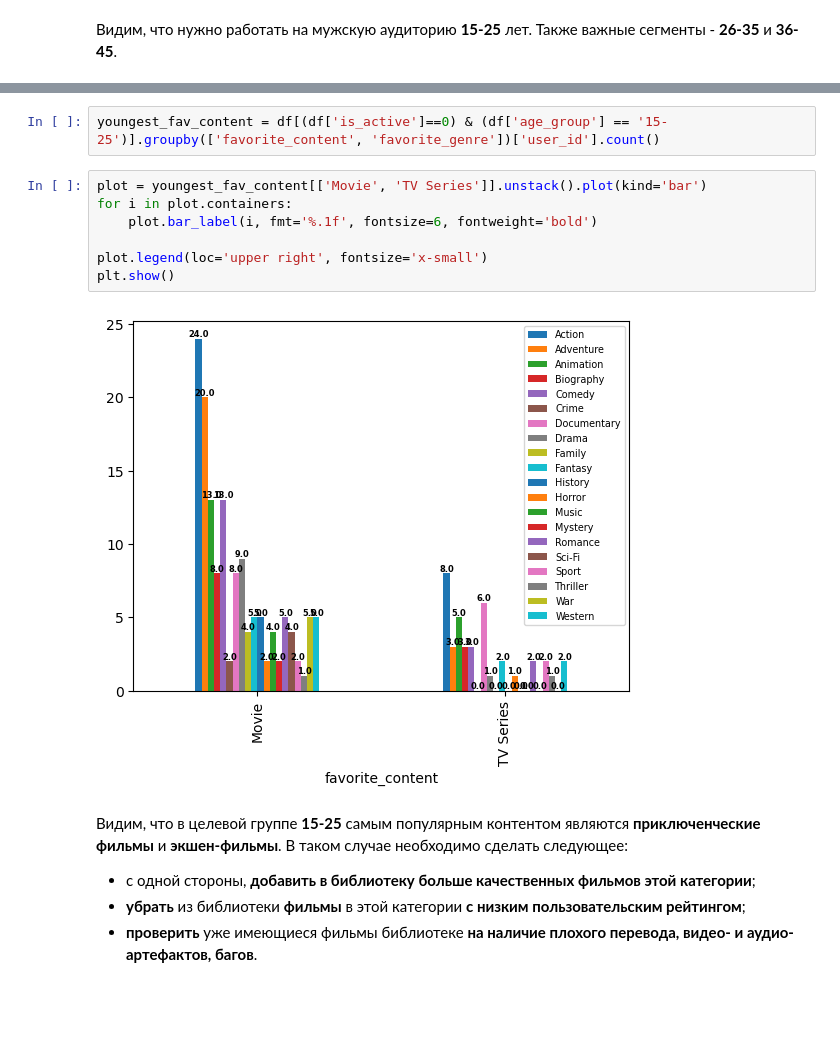
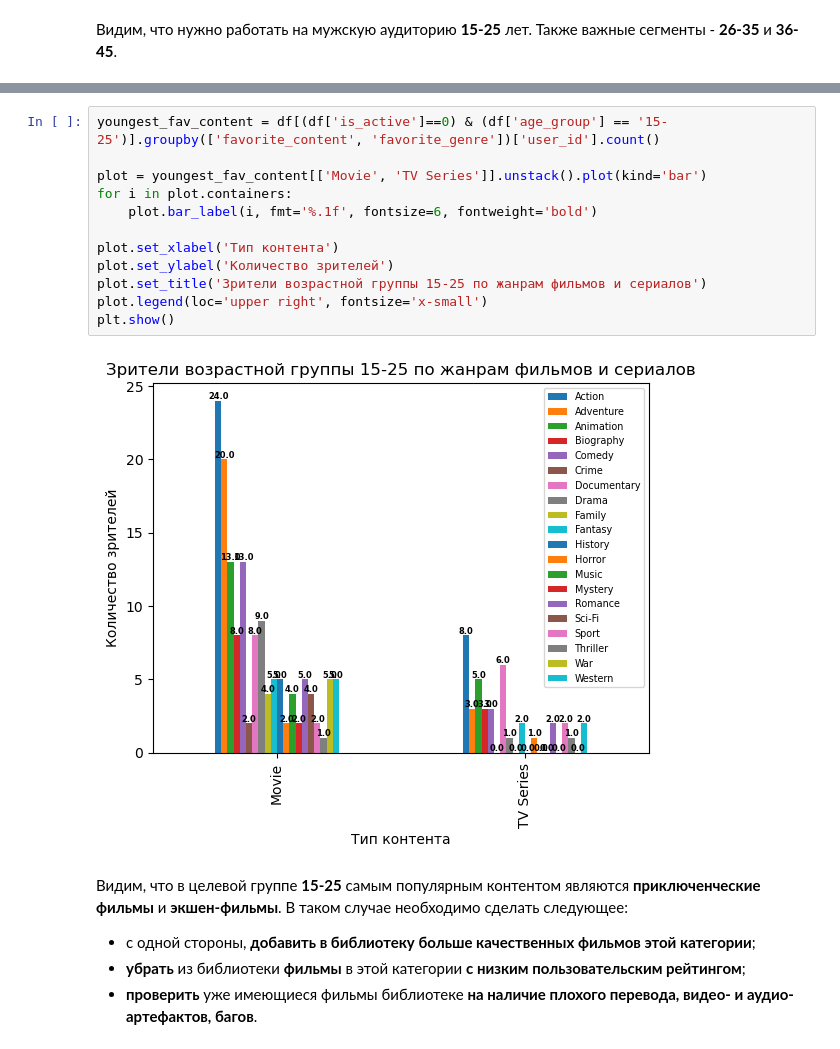
Before and after one commit to rouch314/netflix-users-behavior-analysis, a Jupyter notebook: netflix-analysis.ipynb, the cells around one changed output, grey strips where cells are left out. Saved outputs shown, nothing was run; the diff lists cells and outputs as text; blank space fills up the shorter version.

```diff
--- a/netflix-analysis.ipynb
+++ b/netflix-analysis.ipynb
@@ -1352,14 +1332,17 @@ memory usage: 1.6+ MB
-# %%
-youngest_fav_content = df[(df['is_active']==0) & (df['age_group'] == '15-25')].groupby(['favorite_content', 'favorite_genre'])['user_id'].count()
 # %%
+youngest_fav_content = df[(df['is_active']==0) & (df['age_group'] == '15-25')].groupby(['favorite_content', 'favorite_genre'])['user_id'].count()
+
 plot = youngest_fav_content[['Movie', 'TV Series']].unstack().plot(kind='bar')
 for i in plot.containers:
     plot.bar_label(i, fmt='%.1f', fontsize=6, fontweight='bold')
 
+plot.set_xlabel('Тип контента')
+plot.set_ylabel('Количество зрителей')
+plot.set_title('Зрители возрастной группы 15-25 по жанрам фильмов и сериалов')
 plot.legend(loc='upper right', fontsize='x-small')
 plt.show()
 # %% [output]
-[figure, old version]
+[figure, new version]
 # %% [markdown]
 Видим, что в целевой группе **15-25** самым популярным контентом являются **приключенческие фильмы** и **экшен-фильмы**. В таком случае необходимо сделать следующее:
 
```
Also changed, not shown: parts of 1 cell of this notebook.
